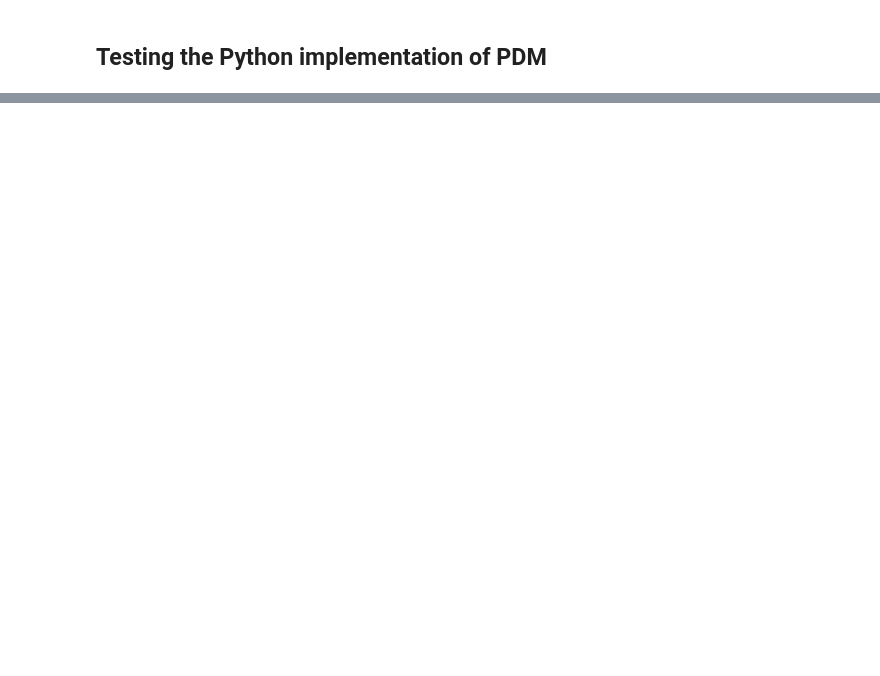
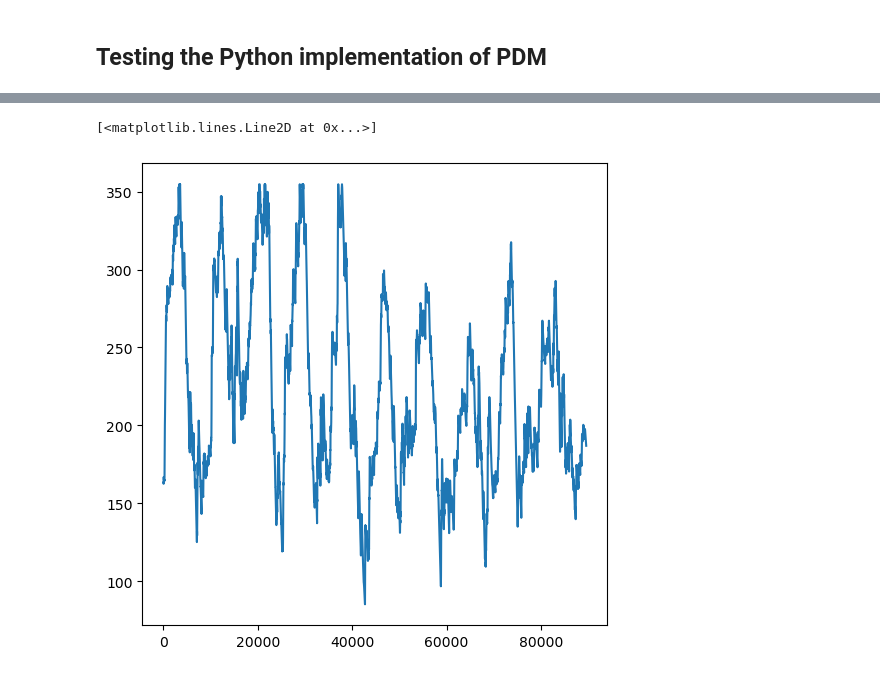
Before and after one commit to olivierbonte/master_thesis, a Jupyter notebook: temp/test_PDM.ipynb, the cells around one changed output, grey strips where cells are left out. Saved outputs shown, nothing was run; the diff lists cells and outputs as text; code cells hidden in the pictures; blank space fills up the shorter version.

```diff
--- a/temp/test_PDM.ipynb
+++ b/temp/test_PDM.ipynb
@@ -32,4 +47,3 @@ parameters
 # %%
-P = pd.read_csv("../matlab/data/P.csv", names = ['P'])
-P
+P = pd.read_csv("matlab/data/P.csv", names = ['P'], dtype = np.float32)
 # %%
@@ -42,0 +134,6 @@ pd.date_range(start = '01/01/1971', end = '31/12/2000', freq = 'H')
+# %%
+fig, ax = plt.subplots(figsize = (6,6))
+ax.plot(Cstar)
+# %% [output]
+[<matplotlib.lines.Line2D at 0x...>]
+[figure, added]
```
Also changed, not shown: parts of 31 cells of this notebook, 4 other files.
